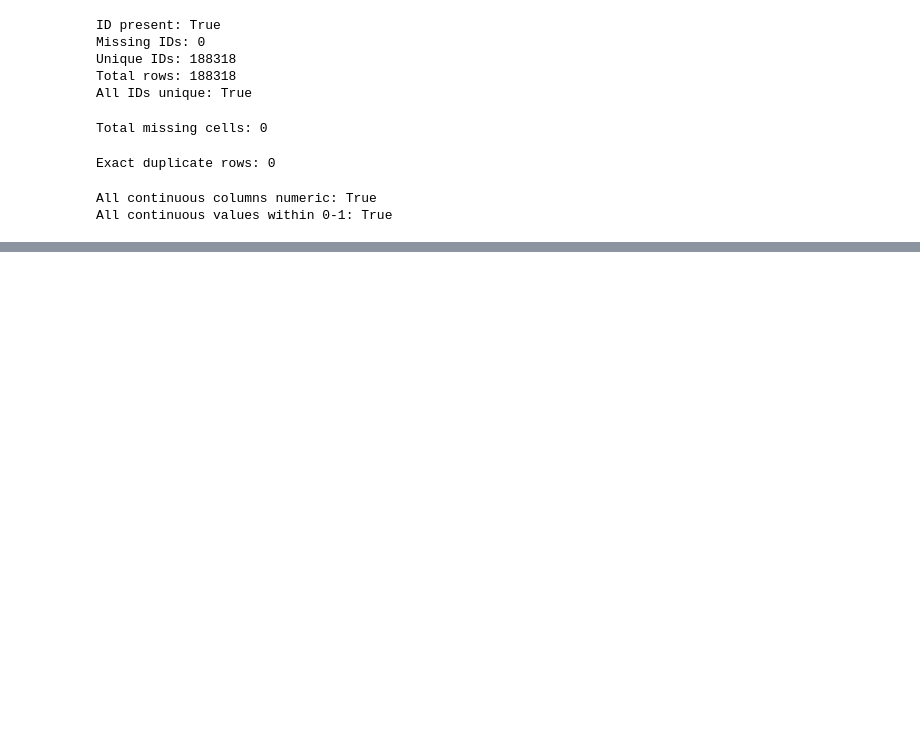
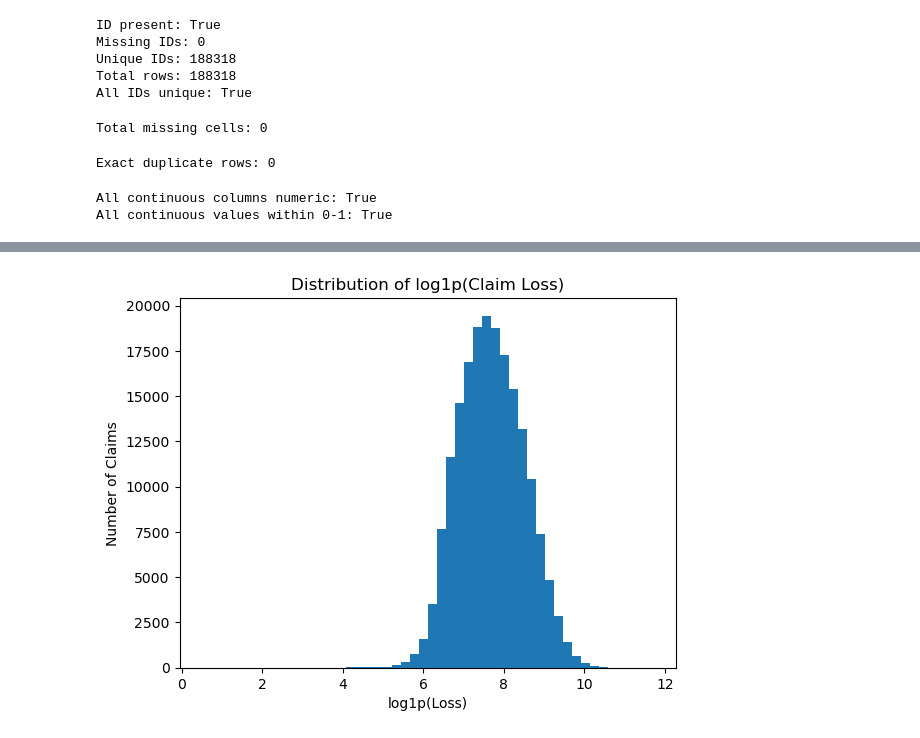
Before and after one commit to Break-Through-Tech/Allstate-1C-predicting-auto-claims-severity, a Jupyter notebook: notebooks/data-understanding.ipynb, the cells around one changed output, grey strips where cells are left out. Cells and saved outputs as stored; diff of their text form; code cells hidden in the pictures; blank space fills up the shorter version.

```diff
--- a/notebooks/data-understanding.ipynb
+++ b/notebooks/data-understanding.ipynb
@@ -375,0 +457,11 @@ NumPy Version: 2.3.3
+# %%
+# log1p(loss) histogram
+log_loss = np.log1p(loss_series)
+
+plt.hist(log_loss, bins=50)
+plt.xlabel("log1p(Loss)")
+plt.ylabel("Number of Claims")
+plt.title("Distribution of log1p(Claim Loss)")
+plt.show()
+# %% [output]
+[figure, added]
```
Also changed, not shown: parts of 16 cells of this notebook.
